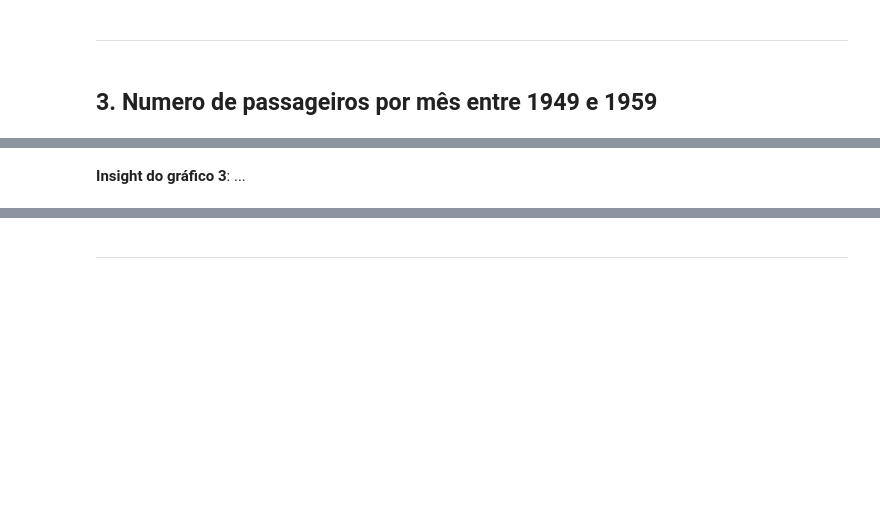
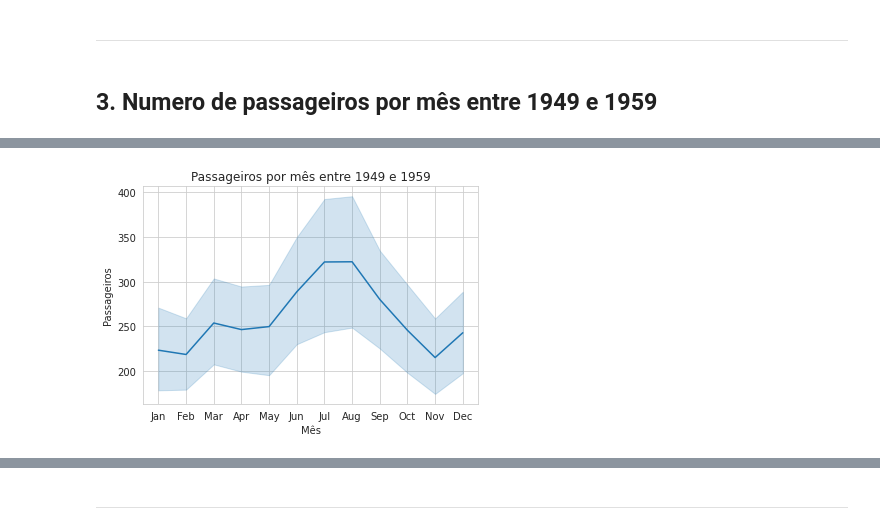
Before and after one commit to armando-nahmias/EBAC, a Jupyter notebook: AD/PAD_M14_Resposta.ipynb, the cells around one changed output, grey strips where cells are left out. Drawn from its saved outputs; the diff is of its cells as text; code cells hidden in the pictures; blank space fills up the shorter version.

```diff
--- a/AD/PAD_M14_Resposta.ipynb
+++ b/AD/PAD_M14_Resposta.ipynb
@@ -66,2 +112,12 @@ flights = ...
-# %% [markdown]
-**Insight do gráfico 3**: ...
+# %%
+# gráfico do exercício 3
+
+flights = data.query('year > 1949 & year < 1959')
+
+
+with sns.axes_style('whitegrid'):
+
+  grafico = sns.lineplot(data=flights, x="month", y="passengers", palette="pastel")
+  grafico.set(title='Passageiros por mês entre 1949 e 1959', xlabel='Mês', ylabel='Passageiros');
+# %% [output]
+[figure, added]
```
Also changed, not shown: parts of 17 cells of this notebook, 3 other files.
